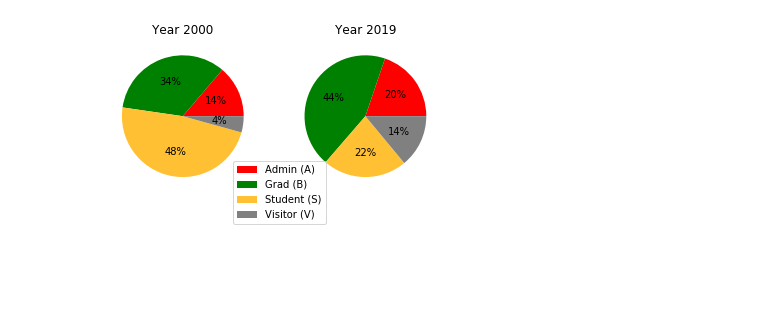
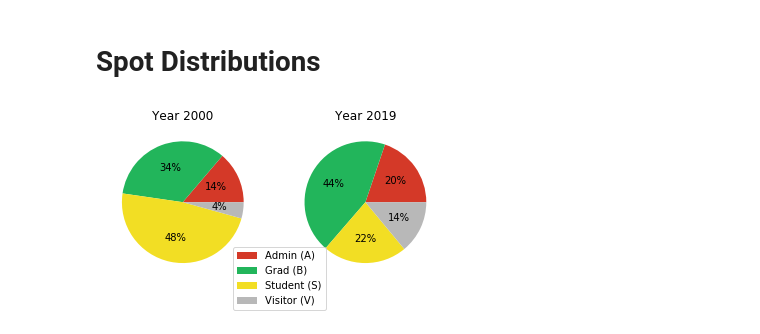
Before and after one commit to Maguilar43/ECE143_FinalProject, a Jupyter notebook: codes/Group18_Visualizations.ipynb, the cells around one changed output. Drawn from its saved outputs; the diff is of its cells as text; code cells hidden in the pictures; blank space fills up the shorter version.

Commit message:
Matthew added his visualizations

```diff
--- a/codes/Group18_Visualizations.ipynb
+++ b/codes/Group18_Visualizations.ipynb
@@ -1,19 +1,21 @@
+# %% [markdown]
+# Spot Distributions
 # %%
 from historical_peaks import get_spot_distribution
 import matplotlib.pyplot as plt
 
 dist_2000 = get_spot_distribution(2000)
 dist_2019 = get_spot_distribution(2019)
 
 plt.subplot(1, 2, 1)
-plt.pie(dist_2000, autopct='%1.0f%%', colors=['rgb(220, 20, 60)', 'rgb(60, 179, 113)', '#FFC133', 'rgb(220, 220, 220)'])
+plt.pie(dist_2000, autopct='%1.0f%%', colors=['#d43928', '#22b55b', '#f2de24', '#b8b8b8'])
 plt.title('Year 2000')
 
 plt.subplot(1, 2, 2)
-plt.pie(dist_2019, autopct='%1.0f%%',  colors=['rgb(220, 20, 60)', 'rgb(60, 179, 113)', '#FFC133', 'rgb(220, 220, 220)'])
+plt.pie(dist_2019, autopct='%1.0f%%',  colors=['#d43928', '#22b55b', '#f2de24', '#b8b8b8'])
 plt.title('Year 2019')
 plt.legend(['Admin (A)', 'Grad (B)', 'Student (S)', 'Visitor (V)'], loc = 'lower left', bbox_to_anchor=(-0.4, -.24, 0.5, 0.5))
 
 plt.show()
 # %% [output]
-[figure, old version]
+[figure, new version]
```
Also changed, not shown: parts of 4 cells of this notebook.
